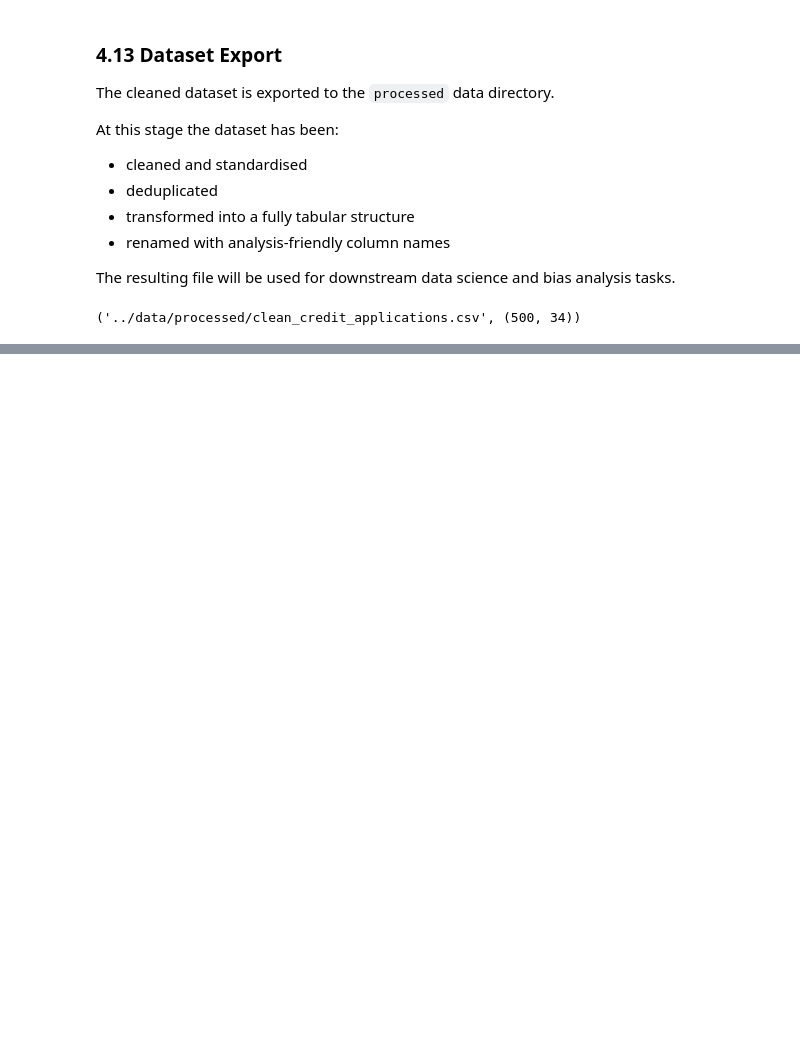
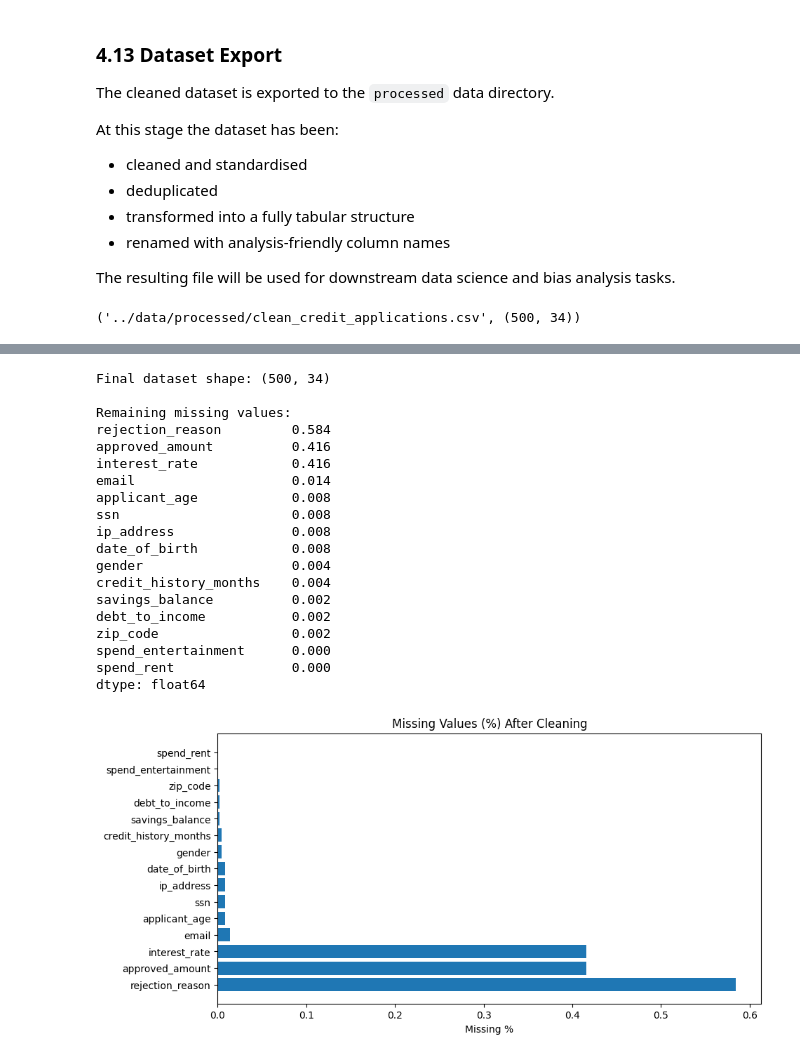
Before and after one commit to Beatrizboal/dego-project-team7, a Jupyter notebook: notebooks/01_data_quality.ipynb, the cells around one changed output, grey strips where cells are left out. Saved outputs shown, nothing was run; the diff lists cells and outputs as text; code cells hidden in the pictures; blank space fills up the shorter version.

Commit message:
Add post-clean validation checks and refine notebook structure

```diff
--- a/notebooks/01_data_quality.ipynb
+++ b/notebooks/01_data_quality.ipynb
@@ -1017,0 +1064,32 @@ The resulting dataset is structured for downstream bias, fairness, and governanc
+# %%
+print("Final dataset shape:", df.shape)
+print("\nRemaining missing values:")
+print(df.isna().mean().sort_values(ascending=False).head(15))
+
+top_after = df.isna().mean().sort_values(ascending=False).head(15)
+plt.figure(figsize=(10,5))
+plt.barh(top_after.index, top_after.values)
+plt.title("Missing Values (%) After Cleaning")
+plt.xlabel("Missing %")
+plt.show()
+# %% [output]
+Final dataset shape: (500, 34)
+
+Remaining missing values:
+rejection_reason         0.584
+approved_amount          0.416
+interest_rate            0.416
+email                    0.014
+applicant_age            0.008
+ssn                      0.008
+ip_address               0.008
+date_of_birth            0.008
+gender                   0.004
+credit_history_months    0.004
+savings_balance          0.002
+debt_to_income           0.002
+zip_code                 0.002
+spend_entertainment      0.000
+spend_rent               0.000
+dtype: float64
+[figure, added]
```
Also changed, not shown: parts of 29 cells of this notebook.
